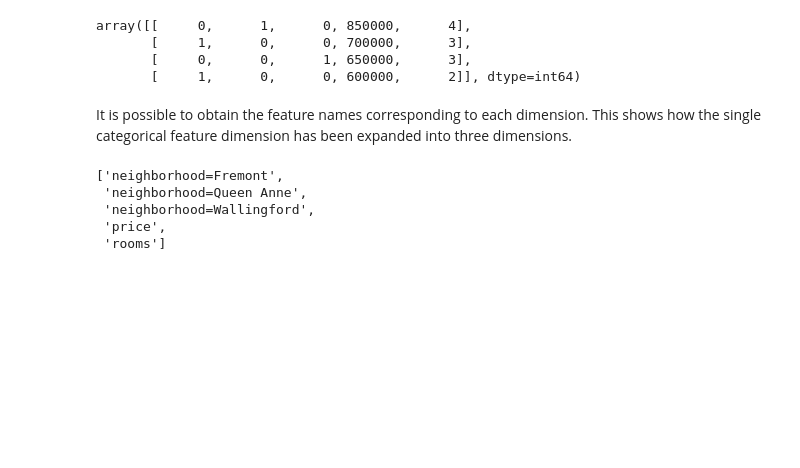
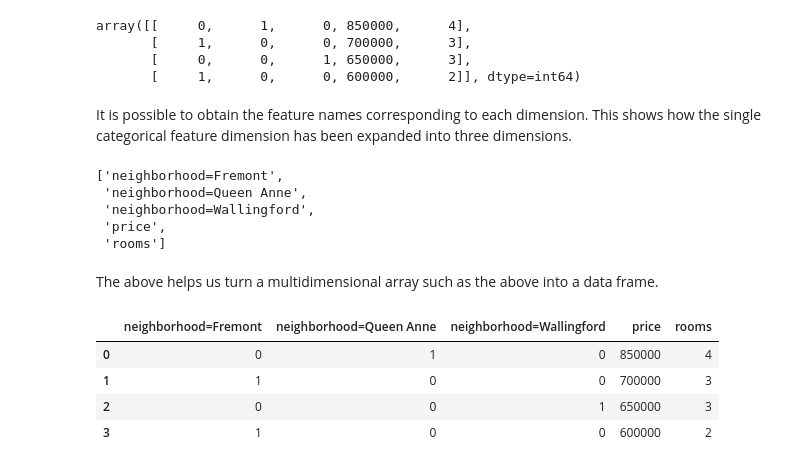
Before and after one commit to lapets/course-data-science, a Jupyter notebook: lecture-2018-09-18.ipynb, the cells around one changed output. Saved outputs shown, nothing was run; the diff lists cells and outputs as text; code cells hidden in the pictures; blank space fills up the shorter version.

```diff
--- a/lecture-2018-09-18.ipynb
+++ b/lecture-2018-09-18.ipynb
@@ -128,7 +159,8 @@ The `DictVectorizer` constructor can be used to create an object that converts d
 # %%
 from sklearn.feature_extraction import DictVectorizer
 vec = DictVectorizer(sparse=False, dtype=int)
-vec.fit_transform(data)
+out = vec.fit_transform(data)
+out
 # %% [output]
 array([[     0,      1,      0, 850000,      4],
        [     1,      0,      0, 700000,      3],
@@ -144,3 +176,13 @@ vec.get_feature_names()
  'neighborhood=Wallingford',
  'price',
  'rooms']
+# %% [markdown]
+The above helps us turn a multidimensional array such as the above into a data frame.
+# %%
+pd.DataFrame(out, columns=vec.get_feature_names())
+# %% [output]
+|  | neighborhood=Fremont | neighborhood=Queen Anne | neighborhood=Wallingford | price | rooms |
+| 0 | 0 | 1 | 0 | 850000 | 4 |
+| 1 | 1 | 0 | 0 | 700000 | 3 |
+| 2 | 0 | 0 | 1 | 650000 | 3 |
+| 3 | 1 | 0 | 0 | 600000 | 2 |
```
Also changed, not shown: parts of 13 cells of this notebook.
